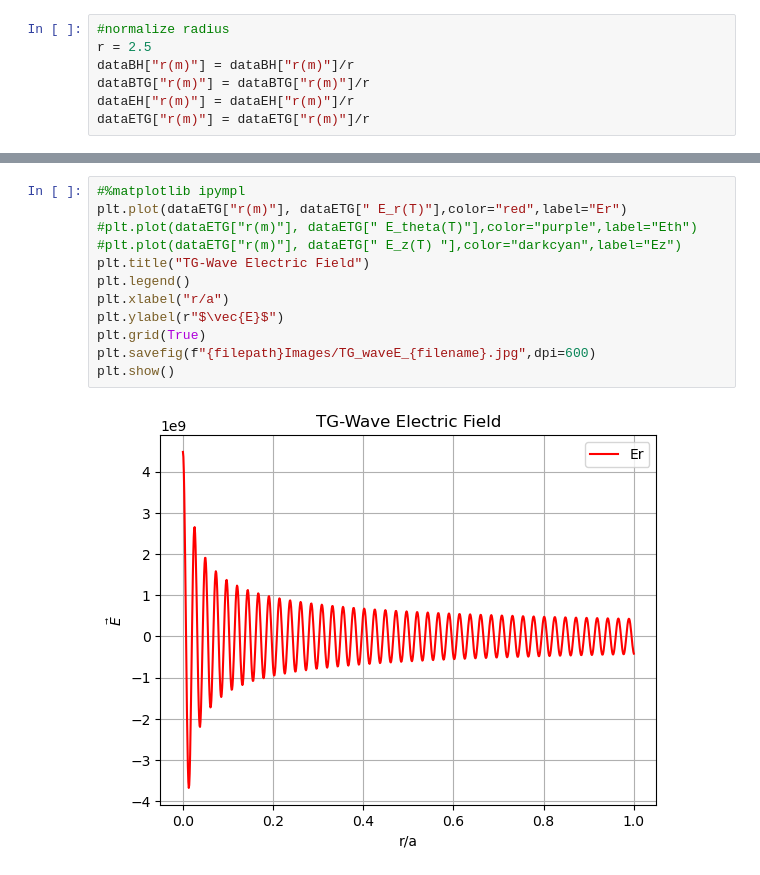
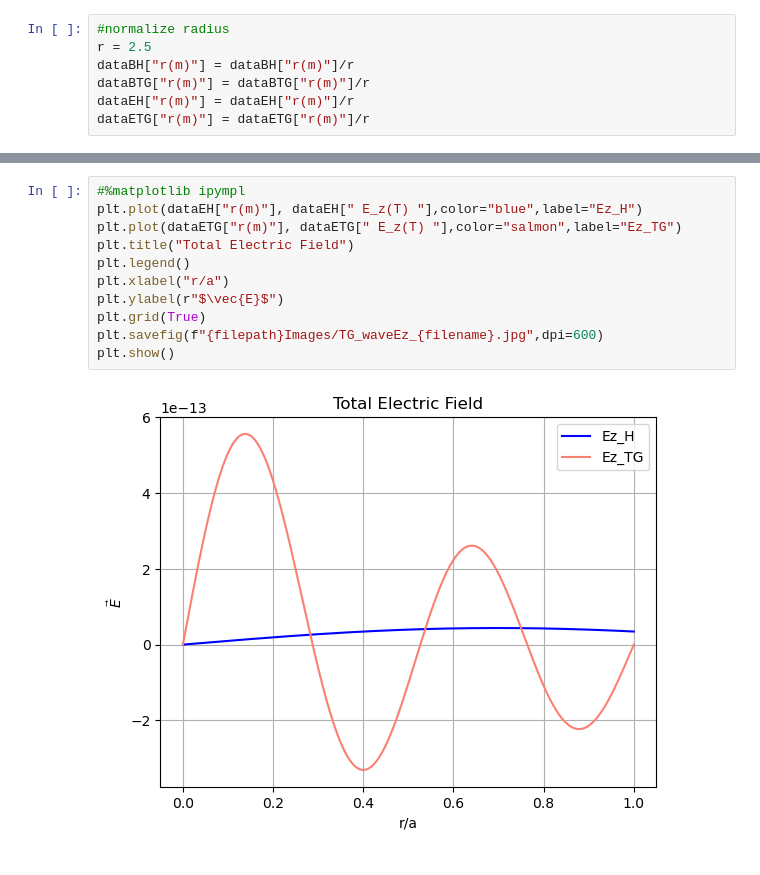
Before and after one commit to Lherrera094/Helicon-Waves, a Jupyter notebook: Analysis_pipeline/Helicon_plots.ipynb, the cells around one changed output, grey strips where cells are left out. Drawn from its saved outputs; the diff is of its cells as text.

```diff
--- a/Analysis_pipeline/Helicon_plots.ipynb
+++ b/Analysis_pipeline/Helicon_plots.ipynb
@@ -61,14 +60,13 @@ plt.show()
 # %%
 #%matplotlib ipympl
-plt.plot(dataETG["r(m)"], dataETG[" E_r(T)"],color="red",label="Er")
-#plt.plot(dataETG["r(m)"], dataETG[" E_theta(T)"],color="purple",label="Eth")
-#plt.plot(dataETG["r(m)"], dataETG[" E_z(T) "],color="darkcyan",label="Ez")
-plt.title("TG-Wave Electric Field")
+plt.plot(dataEH["r(m)"], dataEH[" E_z(T) "],color="blue",label="Ez_H")
+plt.plot(dataETG["r(m)"], dataETG[" E_z(T) "],color="salmon",label="Ez_TG")
+plt.title("Total Electric Field")
 plt.legend()
 plt.xlabel("r/a")
 plt.ylabel(r"$\vec{E}$")
 plt.grid(True)
-plt.savefig(f"{filepath}Images/TG_waveE_{filename}.jpg",dpi=600)
+plt.savefig(f"{filepath}Images/TG_waveEz_{filename}.jpg",dpi=600)
 plt.show()
 # %% [output]
-[figure, old version]
+[figure, new version]
```
Also changed, not shown: parts of 5 cells of this notebook, 11 other files.
